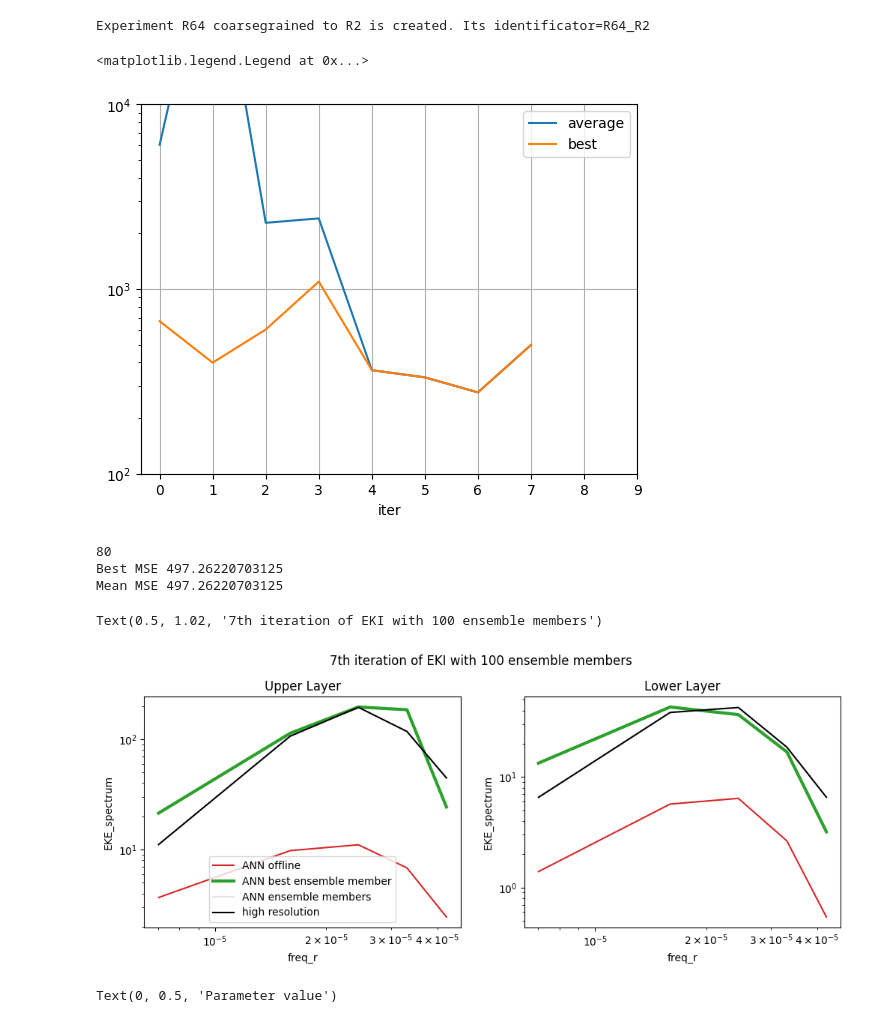
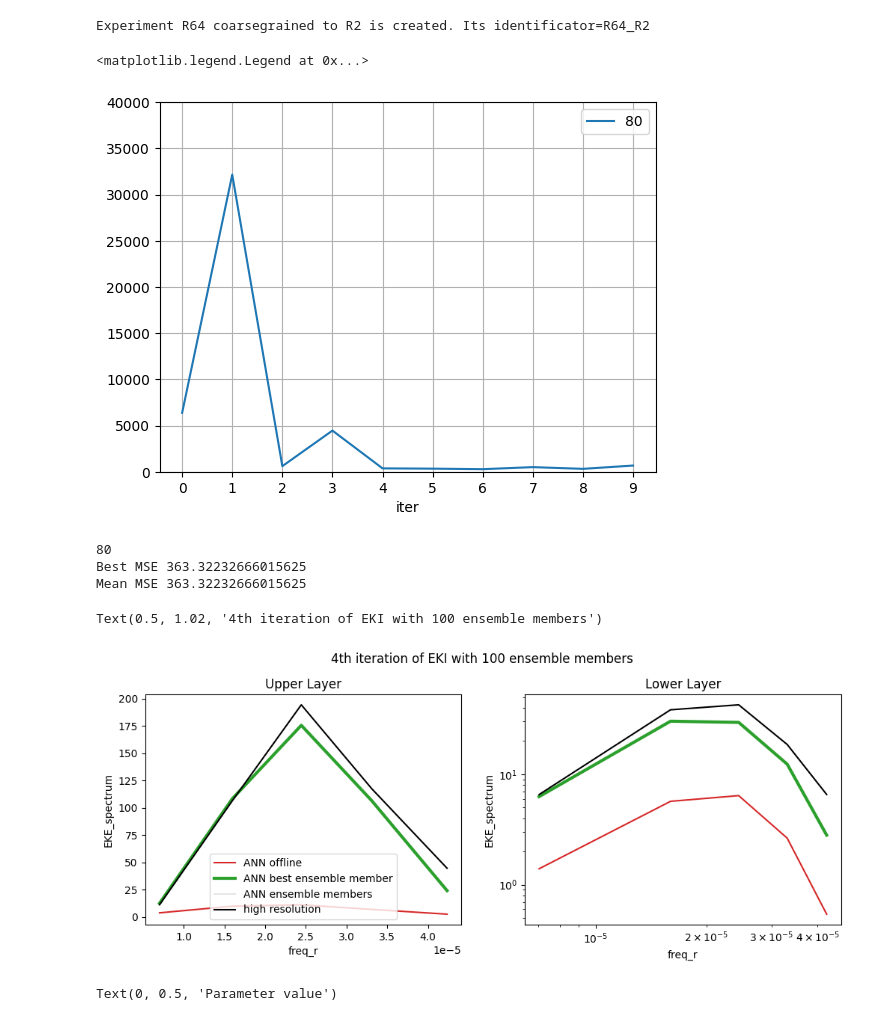
Before and after one commit to m2lines/calibration-MOM6, a Jupyter notebook: notebooks/calibrate-Double-Gyre.ipynb, the cells around one changed output. Cells and saved outputs as stored; diff of their text form; code cells hidden in the pictures.

```diff
--- a/notebooks/calibrate-Double-Gyre.ipynb
+++ b/notebooks/calibrate-Double-Gyre.ipynb
@@ -849,18 +849,19 @@ control = variability_metrics(prog.e, prog.u, prog.v, static)
 # %%
 MSE = ((metrics.EKE_spectrum - hires.EKE_spectrum)**2 / hires.EKE_spectrum_var_ave).sum(['freq_r', 'zl'])
 MSE = xr.where(MSE>0, MSE, np.nan)
-MSE.mean('ens').plot(label='average')
-MSE.min('ens').plot(label='best')
-plt.yscale('log')
+#MSE.mean('ens').plot(label='average')
+#MSE.min('ens').plot(label='best')
+MSE.isel(ens=80).plot(label='80')
+#plt.yscale('log')
 plt.xticks(np.arange(10));
-plt.ylim([100,10000])
+plt.ylim([0,40000])
 plt.grid()
 plt.legend()
 # %% [output]
 <matplotlib.legend.Legend at 0x...>
-[figure, old version]
+[figure, new version]
 # %%
-iter = 7
+iter = 4
 ens_best = 80
 MSE = ((metrics.EKE_spectrum - hires.EKE_spectrum)**2 / hires.EKE_spectrum_var_ave).sum(['freq_r', 'zl'])
 MSE = xr.where(MSE>0, MSE, np.nan)
@@ -880,8 +881,8 @@ plt.plot([np.nan],[np.nan], color='tab:gray', alpha=0.2, label='ANN ensemble mem
 hires.EKE_spectrum.isel(zl=0).plot(color='k', label='high resolution', zorder=100)
 plt.title('Upper Layer')
 
-plt.yscale('log')
-plt.xscale('log')
+#plt.yscale('log')
+#plt.xscale('log')
 plt.legend()
 
 plt.subplot(1,2,2)
@@ -898,10 +899,10 @@ plt.xscale('log')
 plt.suptitle(f'{iter}th iteration of EKI with 100 ensemble members', y=1.02)
 # %% [output]
 80
-Best MSE 497.26220703125
-Mean MSE 497.26220703125
+Best MSE 363.32232666015625
+Mean MSE 363.32232666015625
-Text(0.5, 1.02, '7th iteration of EKI with 100 ensemble members')
+Text(0.5, 1.02, '4th iteration of EKI with 100 ensemble members')
-[figure, old version]
+[figure, new version]
 # %%
 metrics.param[9][69].plot(label='ANN weights and biases calibrated after 6 iterations of EKI', color='tab:green')
 ANN_netcdf_default = xr.open_dataset('/scratch/pp2681/mom6/CM26_ML_models/ocean3d/subfilter/FGR3/EXP1/model/Tall.nc').drop_vars(['x_test', 'y_test'])
```
Also changed, not shown: 1 other file.
